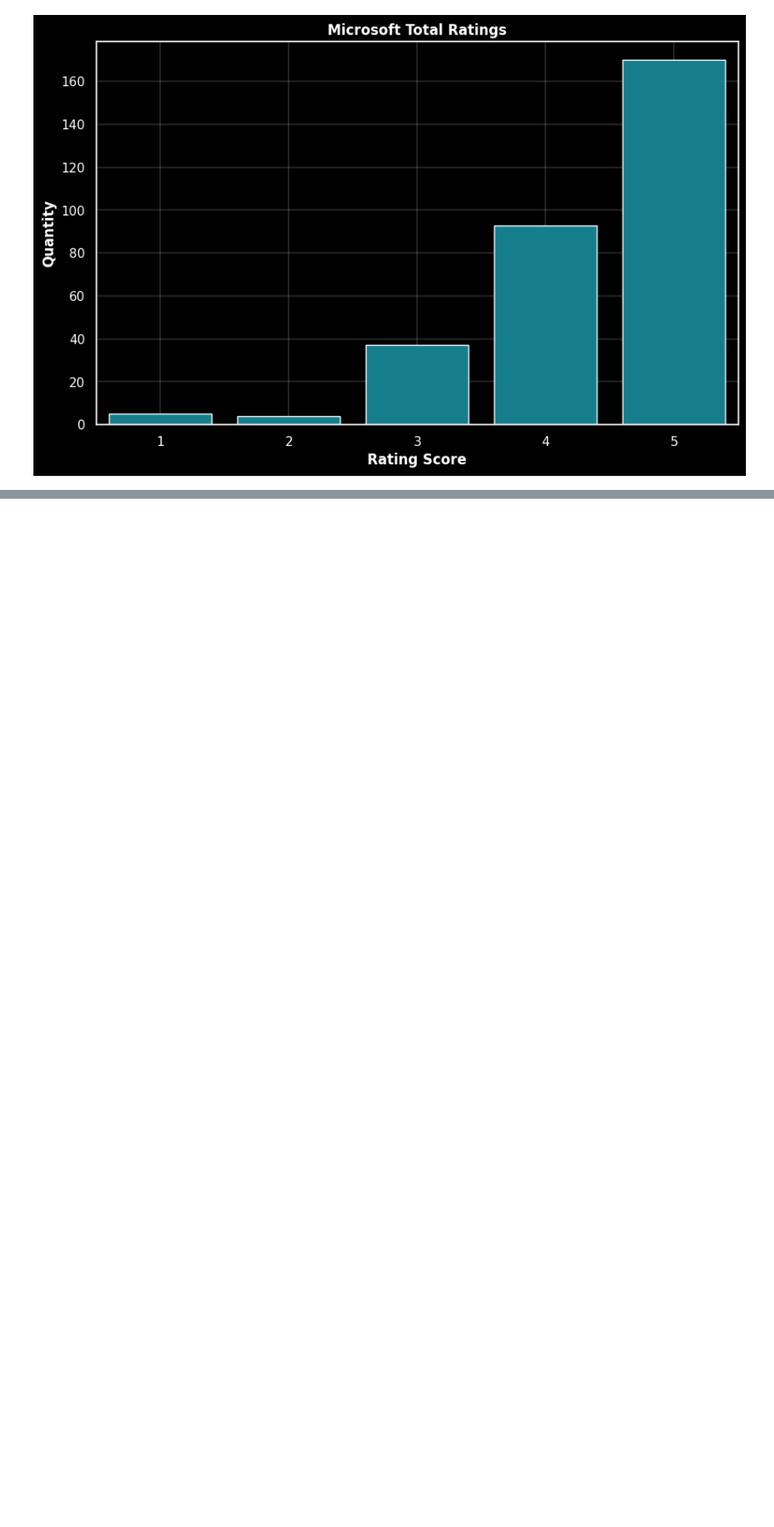
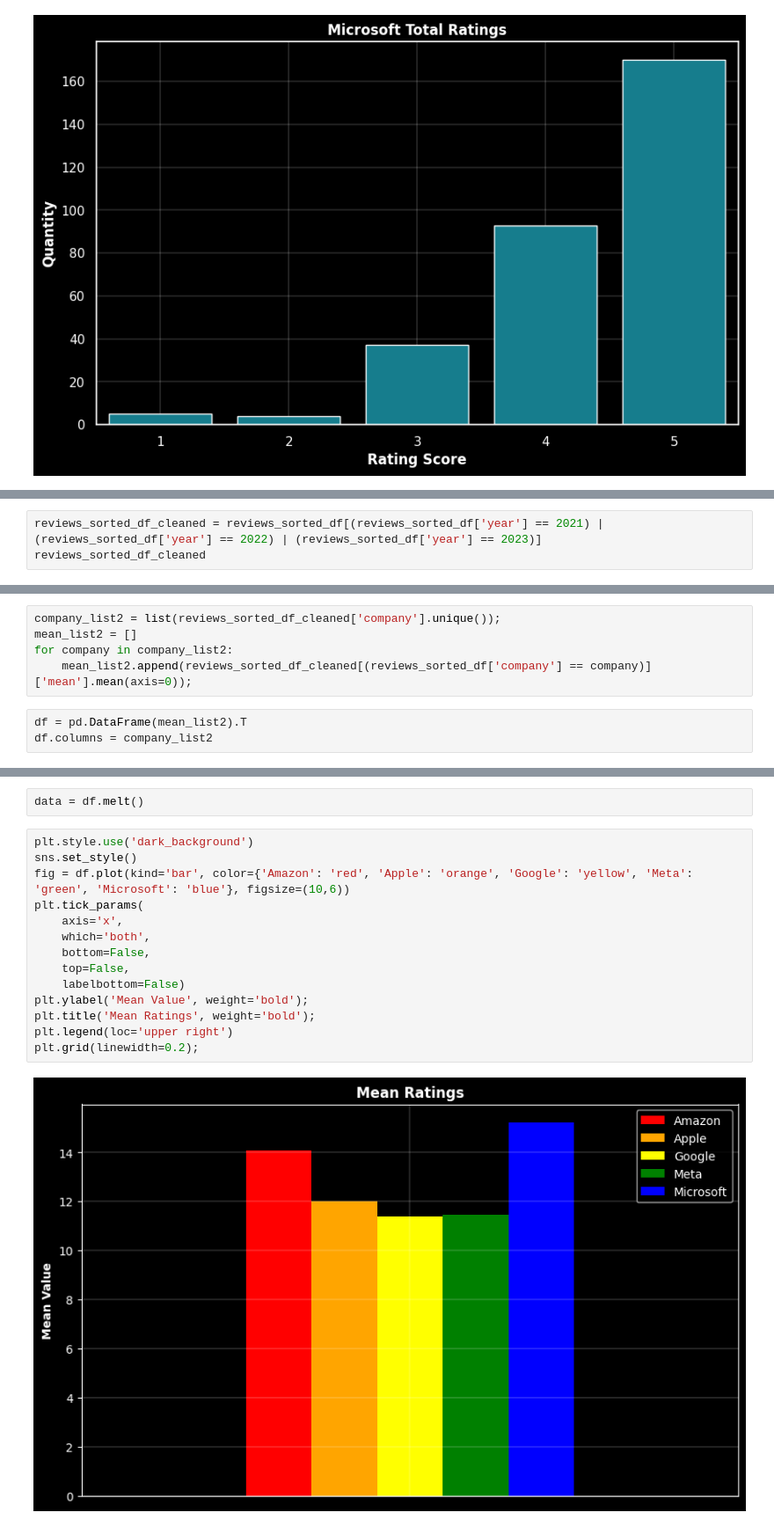
Before and after one commit to rogerquaresma/best_company, a Jupyter notebook: Reviews_EDA.ipynb, the cells around one changed output, grey strips where cells are left out. Shown at 88% size. Cells and saved outputs as stored; diff of their text form; blank space fills up the shorter version.

Commit message:
Added mean values bar plot at end of notebook

```diff
--- a/Reviews_EDA.ipynb
+++ b/Reviews_EDA.ipynb
@@ -230,0 +251,3 @@ plt.grid(linewidth=0.2);
+# %%
+reviews_sorted_df_cleaned = reviews_sorted_df[(reviews_sorted_df['year'] == 2021) | (reviews_sorted_df['year'] == 2022) | (reviews_sorted_df['year'] == 2023)]
+reviews_sorted_df_cleaned
@@ -230,0 +271,8 @@ plt.grid(linewidth=0.2);
+# %%
+company_list2 = list(reviews_sorted_df_cleaned['company'].unique());
+mean_list2 = []
+for company in company_list2:
+    mean_list2.append(reviews_sorted_df_cleaned[(reviews_sorted_df['company'] == company)]['mean'].mean(axis=0));
+# %%
+df = pd.DataFrame(mean_list2).T
+df.columns = company_list2
@@ -230,0 +284,18 @@ plt.grid(linewidth=0.2);
+# %%
+data = df.melt()
+# %%
+plt.style.use('dark_background')
+sns.set_style()
+fig = df.plot(kind='bar', color={'Amazon': 'red', 'Apple': 'orange', 'Google': 'yellow', 'Meta': 'green', 'Microsoft': 'blue'}, figsize=(10,6))
+plt.tick_params(
+    axis='x',
+    which='both',
+    bottom=False,
+    top=False,
+    labelbottom=False)
+plt.ylabel('Mean Value', weight='bold');
+plt.title('Mean Ratings', weight='bold');
+plt.legend(loc='upper right')
+plt.grid(linewidth=0.2);
+# %% [output]
+[figure, added]
```
Also changed, not shown: parts of 5 cells of this notebook.
